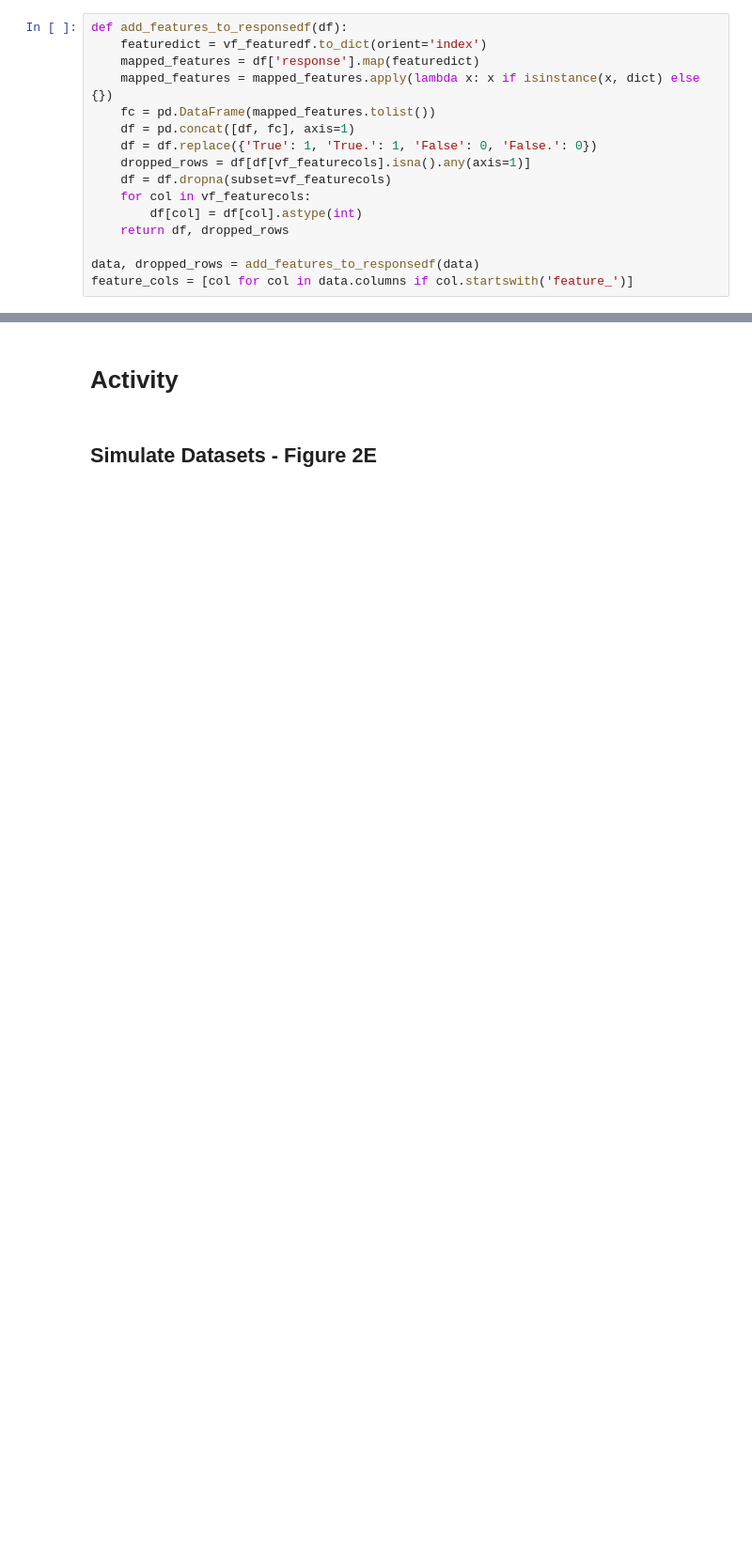
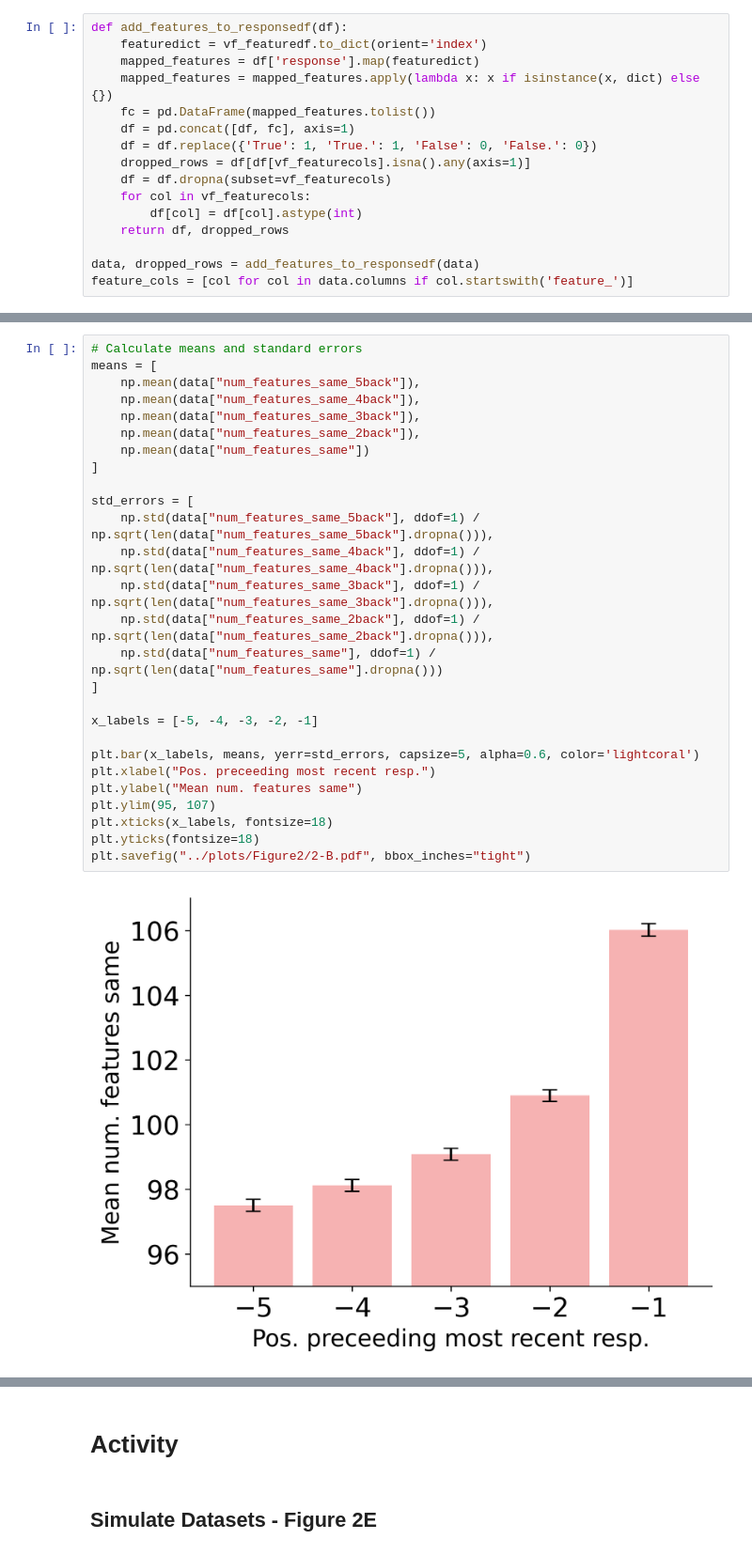
Before and after one commit to surabhisnath/process_modelling, a Jupyter notebook: scripts/Paper_Analysis.ipynb, the cells around one changed output, grey strips where cells are left out. Shown at 94% size. Drawn from its saved outputs; the diff is of its cells as text; blank space fills up the shorter version.

```diff
--- a/scripts/Paper_Analysis.ipynb
+++ b/scripts/Paper_Analysis.ipynb
@@ -305,0 +237,29 @@ feature_cols = [col for col in data.columns if col.startswith('feature_')]
+# %%
+# Calculate means and standard errors
+means = [
+    np.mean(data["num_features_same_5back"]),
+    np.mean(data["num_features_same_4back"]),
+    np.mean(data["num_features_same_3back"]),
+    np.mean(data["num_features_same_2back"]),
+    np.mean(data["num_features_same"])
+]
+
+std_errors = [
+    np.std(data["num_features_same_5back"], ddof=1) / np.sqrt(len(data["num_features_same_5back"].dropna())),
+    np.std(data["num_features_same_4back"], ddof=1) / np.sqrt(len(data["num_features_same_4back"].dropna())),
+    np.std(data["num_features_same_3back"], ddof=1) / np.sqrt(len(data["num_features_same_3back"].dropna())),
+    np.std(data["num_features_same_2back"], ddof=1) / np.sqrt(len(data["num_features_same_2back"].dropna())),
+    np.std(data["num_features_same"], ddof=1) / np.sqrt(len(data["num_features_same"].dropna()))
+]
+
+x_labels = [-5, -4, -3, -2, -1]
+
+plt.bar(x_labels, means, yerr=std_errors, capsize=5, alpha=0.6, color='lightcoral')
+plt.xlabel("Pos. preceeding most recent resp.")
+plt.ylabel("Mean num. features same")
+plt.ylim(95, 107)
+plt.xticks(x_labels, fontsize=18)
+plt.yticks(fontsize=18)
+plt.savefig("../plots/Figure2/2-B.pdf", bbox_inches="tight")
+# %% [output]
+[figure, added]
```
Also changed, not shown: parts of 58 cells of this notebook, 33 other files.
